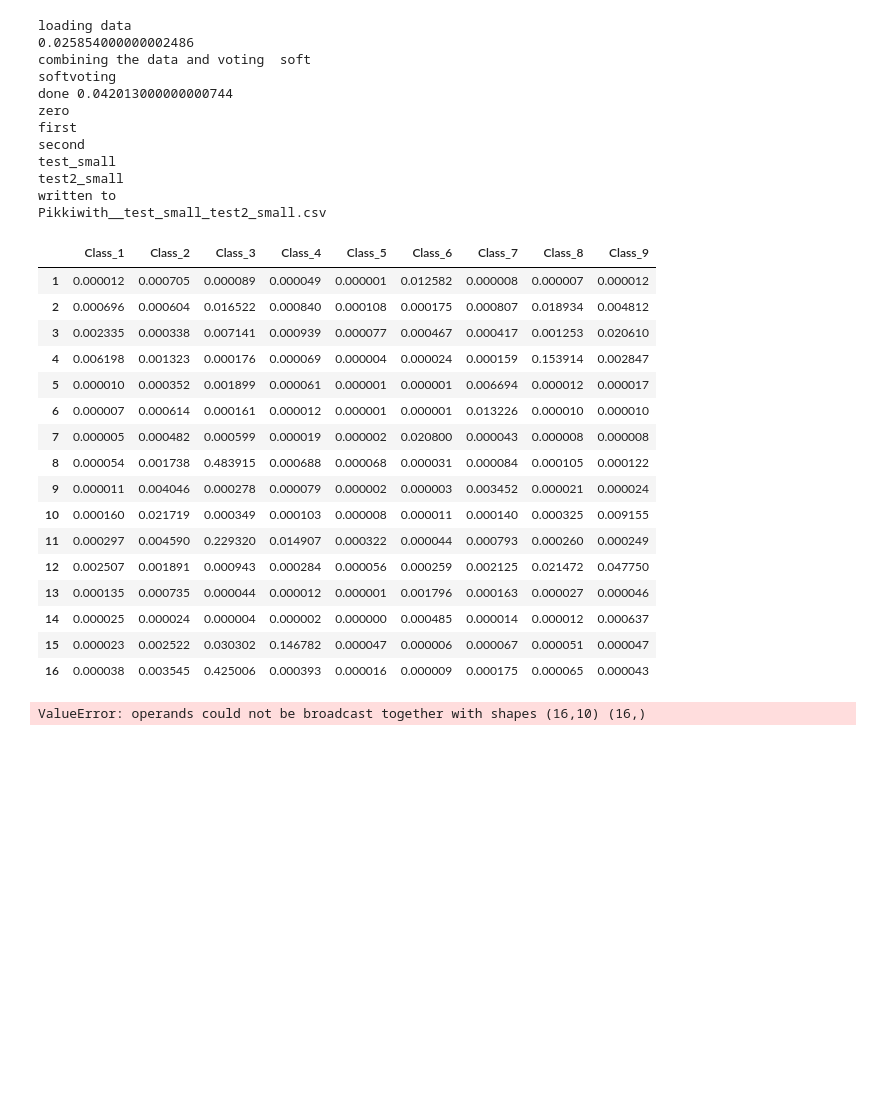
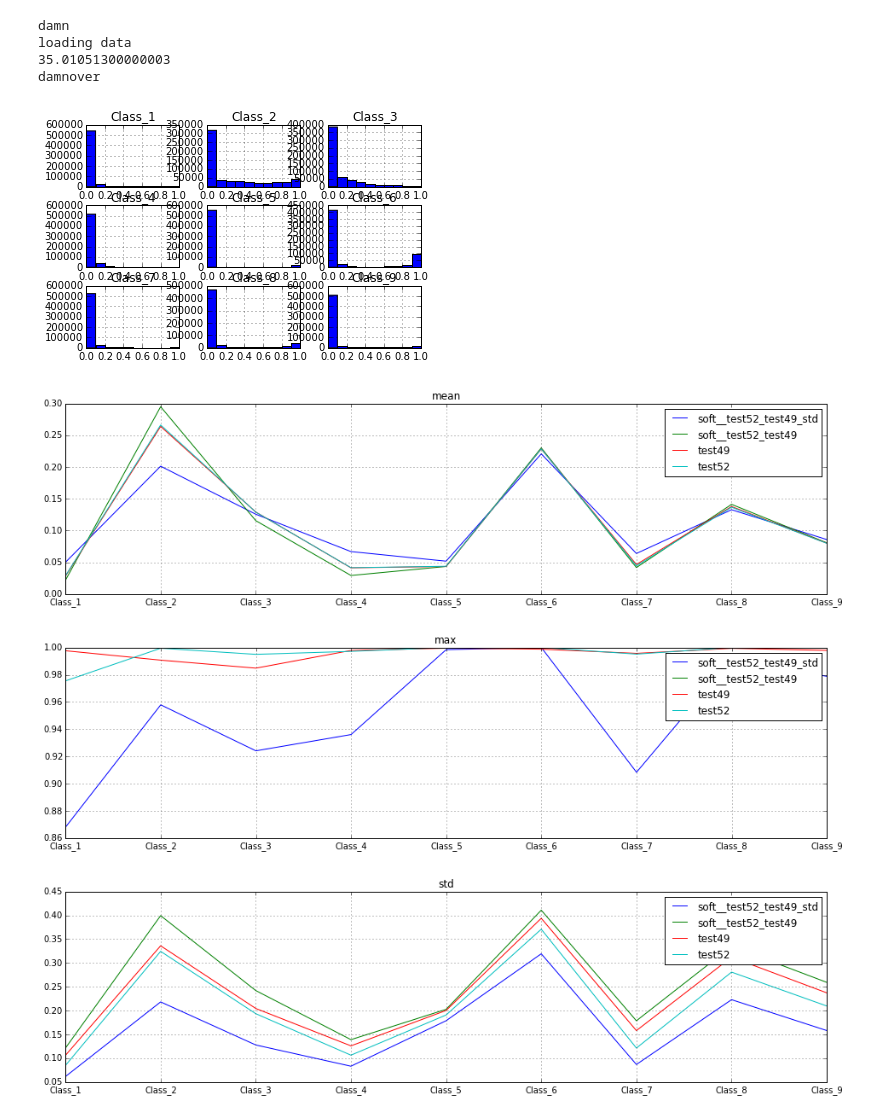
Before and after one commit to wooohoooo/Kaggle_Pikki, a Jupyter notebook: Untitled0.ipynb, the cells around one changed output. Cells and saved outputs as stored; diff of their text form; code cells hidden in the pictures; blank space fills up the shorter version.

Commit message:
softvoting works now

```diff
--- a/Untitled0.ipynb
+++ b/Untitled0.ipynb
@@ -570,32 +495,0 @@ Pikkiwith__test_small_test2_small.csv
-# %%
-combine_results(voting='soft')
-# %% [output]
-loading data
-0.025854000000002486
-combining the data and voting  soft
-softvoting
-done 0.042013000000000744
-zero
-first
-second
-test_small
-test2_small
-written to
-Pikkiwith__test_small_test2_small.csv
-|  | Class_1 | Class_2 | Class_3 | Class_4 | Class_5 | Class_6 | Class_7 | Class_8 | Class_9 |
-| 1 | 0.000012 | 0.000705 | 0.000089 | 0.000049 | 0.000001 | 0.012582 | 0.000008 | 0.000007 | 0.000012 |
-| 2 | 0.000696 | 0.000604 | 0.016522 | 0.000840 | 0.000108 | 0.000175 | 0.000807 | 0.018934 | 0.004812 |
-| 3 | 0.002335 | 0.000338 | 0.007141 | 0.000939 | 0.000077 | 0.000467 | 0.000417 | 0.001253 | 0.020610 |
-| 4 | 0.006198 | 0.001323 | 0.000176 | 0.000069 | 0.000004 | 0.000024 | 0.000159 | 0.153914 | 0.002847 |
-| 5 | 0.000010 | 0.000352 | 0.001899 | 0.000061 | 0.000001 | 0.000001 | 0.006694 | 0.000012 | 0.000017 |
-| 6 | 0.000007 | 0.000614 | 0.000161 | 0.000012 | 0.000001 | 0.000001 | 0.013226 | 0.000010 | 0.000010 |
-| 7 | 0.000005 | 0.000482 | 0.000599 | 0.000019 | 0.000002 | 0.020800 | 0.000043 | 0.000008 | 0.000008 |
-| 8 | 0.000054 | 0.001738 | 0.483915 | 0.000688 | 0.000068 | 0.000031 | 0.000084 | 0.000105 | 0.000122 |
-| 9 | 0.000011 | 0.004046 | 0.000278 | 0.000079 | 0.000002 | 0.000003 | 0.003452 | 0.000021 | 0.000024 |
-| 10 | 0.000160 | 0.021719 | 0.000349 | 0.000103 | 0.000008 | 0.000011 | 0.000140 | 0.000325 | 0.009155 |
-| 11 | 0.000297 | 0.004590 | 0.229320 | 0.014907 | 0.000322 | 0.000044 | 0.000793 | 0.000260 | 0.000249 |
-| 12 | 0.002507 | 0.001891 | 0.000943 | 0.000284 | 0.000056 | 0.000259 | 0.002125 | 0.021472 | 0.047750 |
-| 13 | 0.000135 | 0.000735 | 0.000044 | 0.000012 | 0.000001 | 0.001796 | 0.000163 | 0.000027 | 0.000046 |
-| 14 | 0.000025 | 0.000024 | 0.000004 | 0.000002 | 0.000000 | 0.000485 | 0.000014 | 0.000012 | 0.000637 |
-| 15 | 0.000023 | 0.002522 | 0.030302 | 0.146782 | 0.000047 | 0.000006 | 0.000067 | 0.000051 | 0.000047 |
-| 16 | 0.000038 | 0.003545 | 0.425006 | 0.000393 | 0.000016 | 0.000009 | 0.000175 | 0.000065 | 0.000043 |
@@ -604,4 +496,11 @@ std = b['std']
-# %%
-b.values**std.values
-# %% [output]
-ValueError: operands could not be broadcast together with shapes (16,10) (16,)
+# %%
+plot_bias(clf_list=['soft__test52_test49_std','soft__test52_test49','test49','test52'])
+# %% [output]
+damn
+loading data
+35.01051300000003
+damnover
+[figure, added]
+[figure, added]
+[figure, added]
+[figure, added]
```
Also changed, not shown: parts of 14 cells of this notebook, 7 other files.
